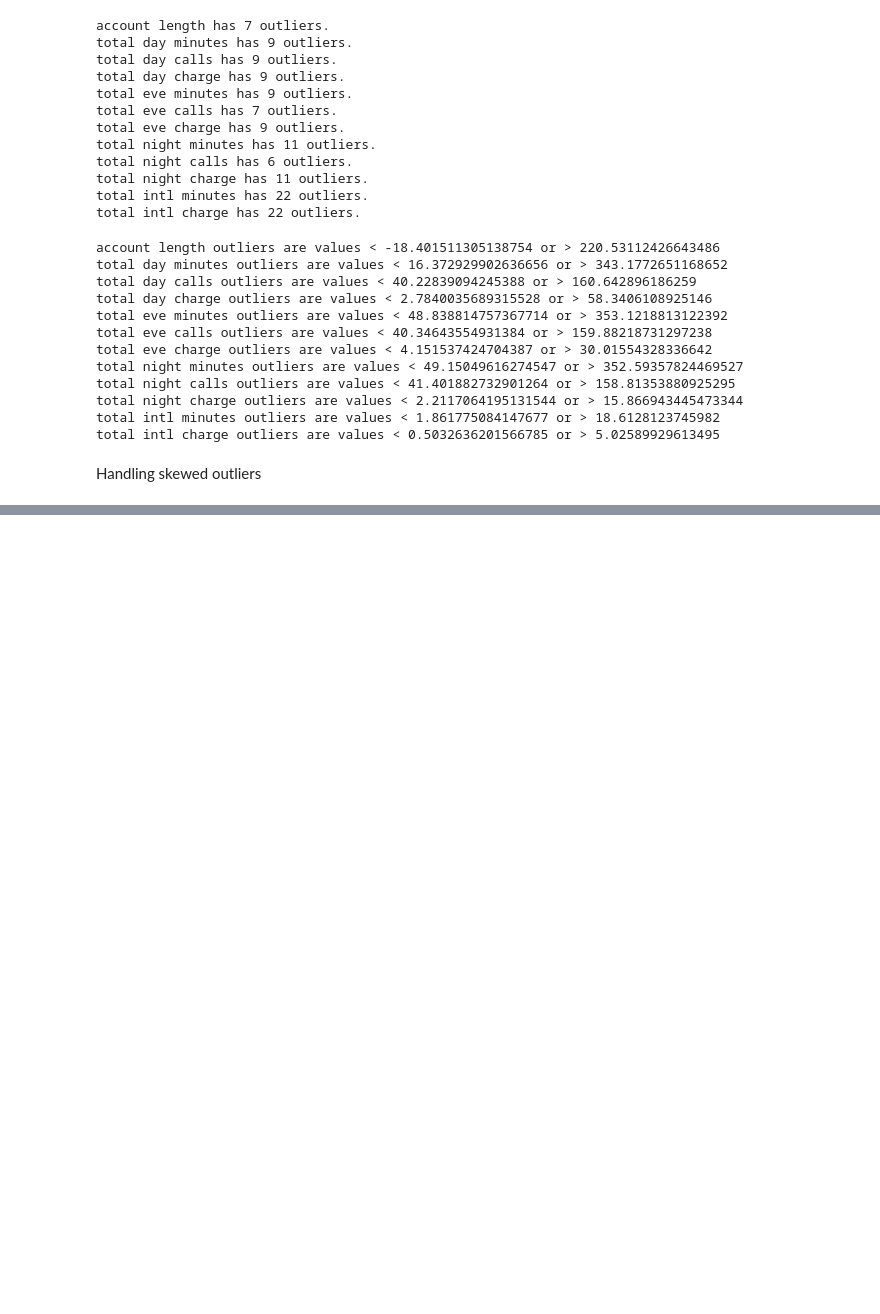
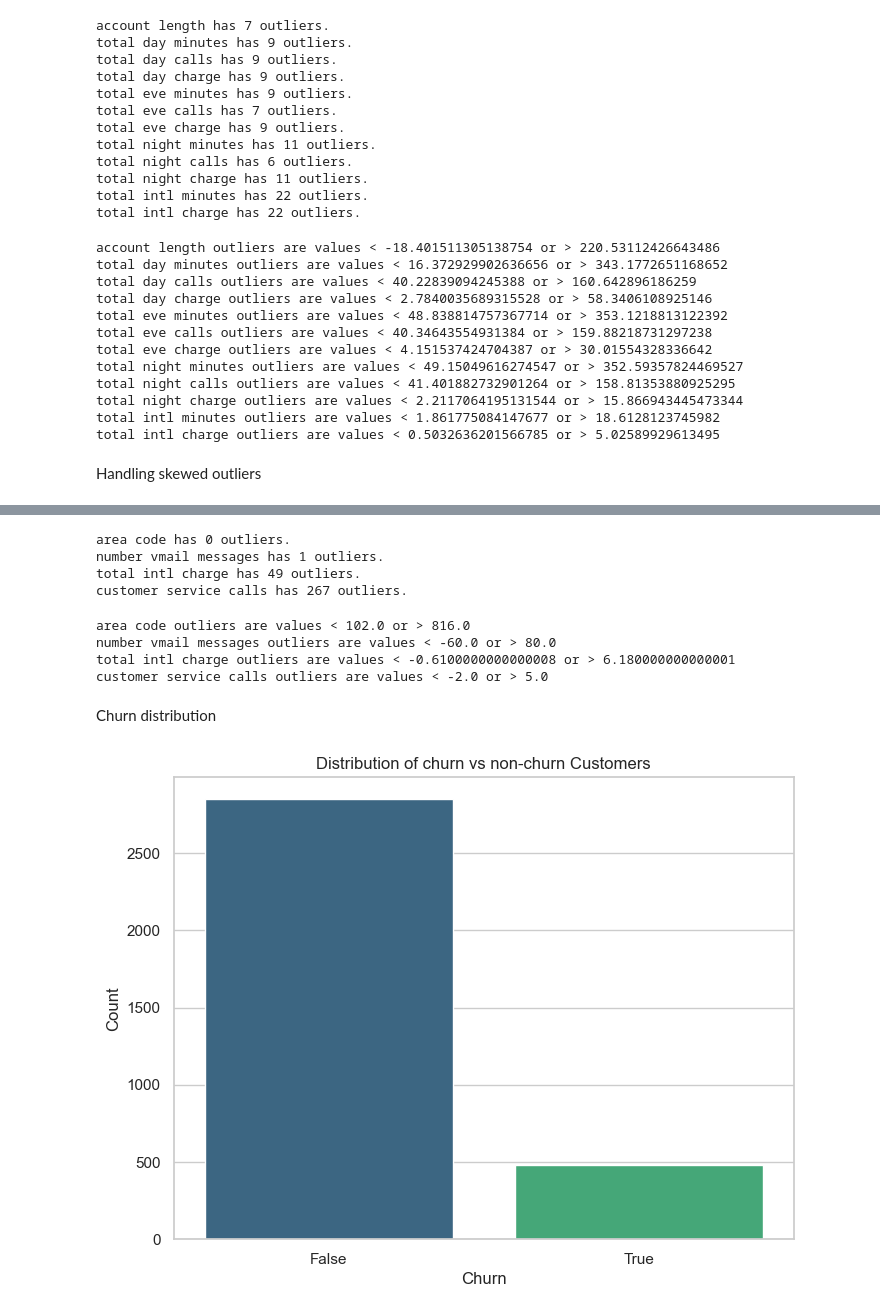
Before and after one commit to victoriamuinde07/Data-science-project-SyrialTel-project, a Jupyter notebook: index.ipynb, the cells around one changed output, grey strips where cells are left out. Saved outputs shown, nothing was run; the diff lists cells and outputs as text; code cells hidden in the pictures; blank space fills up the shorter version.

```diff
--- a/index.ipynb
+++ b/index.ipynb
@@ -563,15 +574,20 @@ Handling skewed outliers
 # %%
 def handle_skewed_outliers(df, columns):
-    for columns in columns:
+    for column in columns:
         Q1 = df[column].quantile(0.25)
         Q3 = df[column].quantile(0.75)
-        IQR = Q3-Q1
-        outliers = df[(df[column] < (Q1 - 1.5 * IQR)) | (df[columns] > (Q3 + 1.5 * IQR))]
+        IQR = Q3 - Q1
+        outliers = df[(df[column] < (Q1 - 1.5 * IQR)) | (df[column] > (Q3 + 1.5 * IQR))]
         print(f'{column} has {len(outliers)} outliers.')
+    return df
+skewed_columns = ['area code','number vmail messages','total intl charge','customer service calls']
 
-    return df
-skewed_columns = ['area code','number vmail messages ','customer services calls']
 df = handle_skewed_outliers(df, skewed_columns)
+# %% [output]
+area code has 0 outliers.
+number vmail messages has 1 outliers.
+total intl charge has 49 outliers.
+customer service calls has 267 outliers.
 # %%
 class OutlierDetector:
     def __init__(self, dataframe):
@@ -590,3 +606,20 @@ outlier_detector = OutlierDetector(df)
 # Replace 'column_name' with your actual column name
 for column in skewed_columns:
     outlier_detector.find_outliers_iqr(column)
+# %% [output]
+area code outliers are values < 102.0 or > 816.0
+number vmail messages outliers are values < -60.0 or > 80.0
+total intl charge outliers are values < -0.6100000000000008 or > 6.180000000000001
+customer service calls outliers are values < -2.0 or > 5.0
+# %% [markdown]
+Churn distribution
+# %%
+plt.figure(figsize=(8,6))
+sns.countplot(x='churn',data = df,palette='viridis')
+plt.title('Distribution of churn vs non-churn Customers')
+plt.xlabel('Churn')
+plt.ylabel('Count')
+plt.savefig('Images/churn_distribution.png')
+plt.show()
+# %% [output]
+[figure, added]
```
Also changed, not shown: parts of 18 cells of this notebook, 2 other files.
